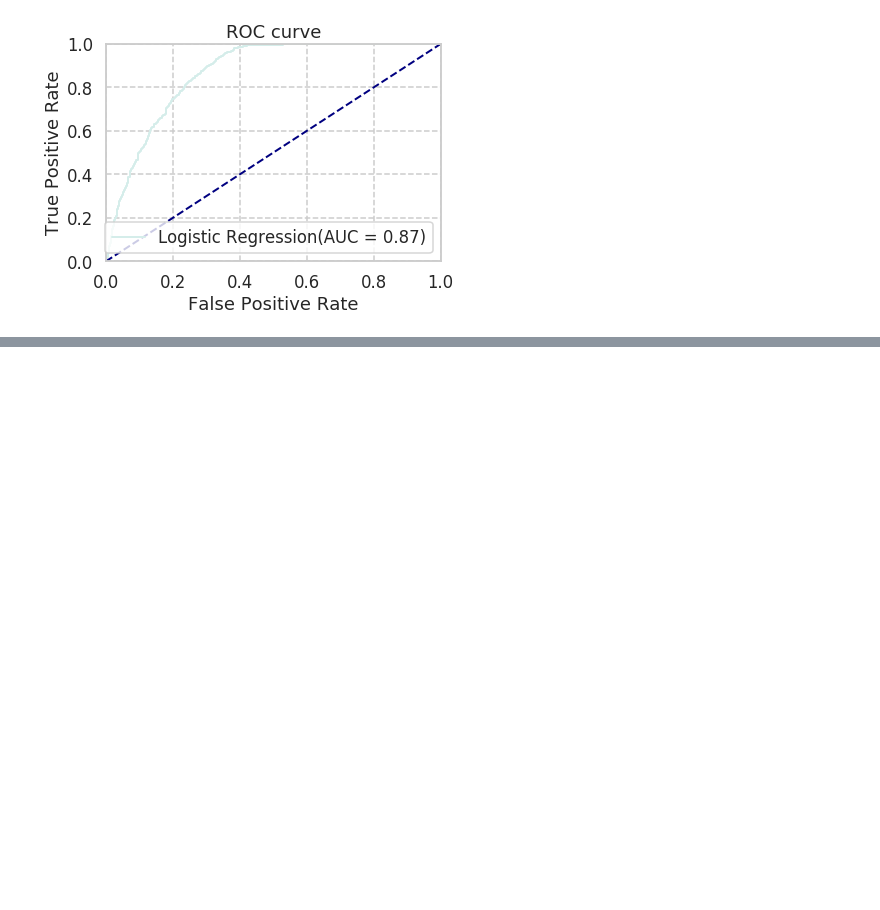
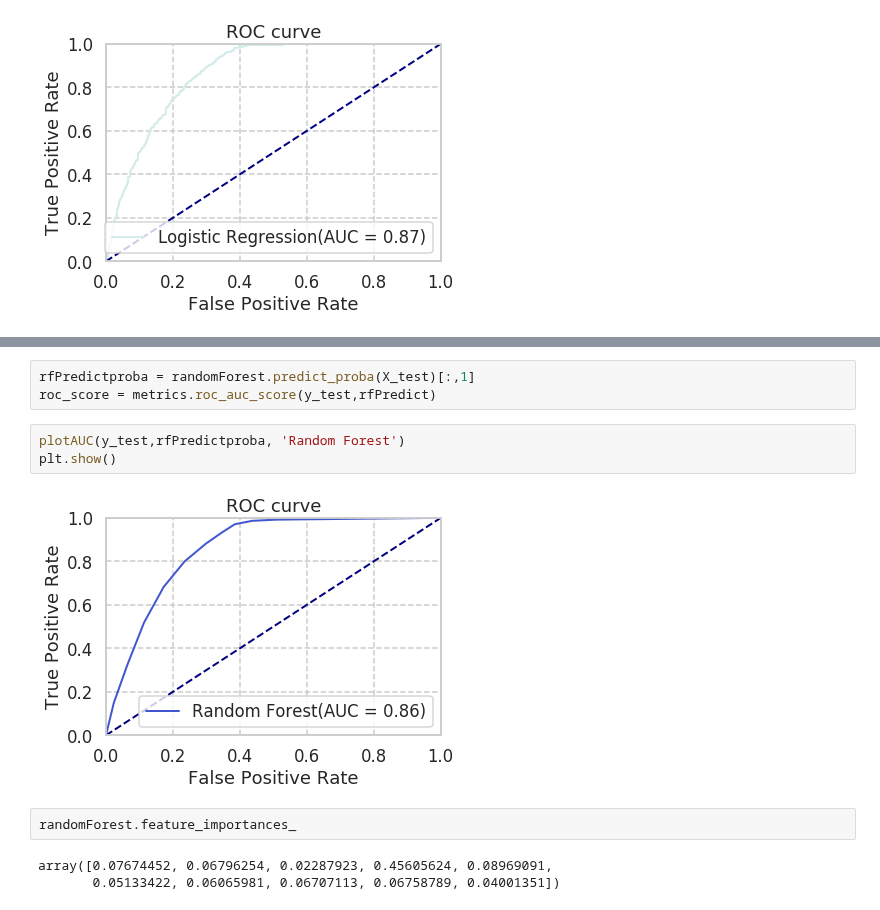
Before and after one commit to ywchiu/taipeifubon, a Jupyter notebook: Demo20200424.ipynb, the cells around one changed output, grey strips where cells are left out. Cells and saved outputs as stored; diff of their text form; blank space fills up the shorter version.

```diff
--- a/Demo20200424.ipynb
+++ b/Demo20200424.ipynb
@@ -331,0 +410,13 @@ Logistic regression accuracy is  0.7945454545454546
+# %%
+rfPredictproba = randomForest.predict_proba(X_test)[:,1]
+roc_score = metrics.roc_auc_score(y_test,rfPredict)
+# %%
+plotAUC(y_test,rfPredictproba, 'Random Forest')
+plt.show()
+# %% [output]
+[figure, added]
+# %%
+randomForest.feature_importances_
+# %% [output]
+array([0.07674452, 0.06796254, 0.02287923, 0.45605624, 0.08969091,
+       0.05133422, 0.06065981, 0.06707113, 0.06758789, 0.04001351])
```
Also changed, not shown: parts of 17 cells of this notebook.
